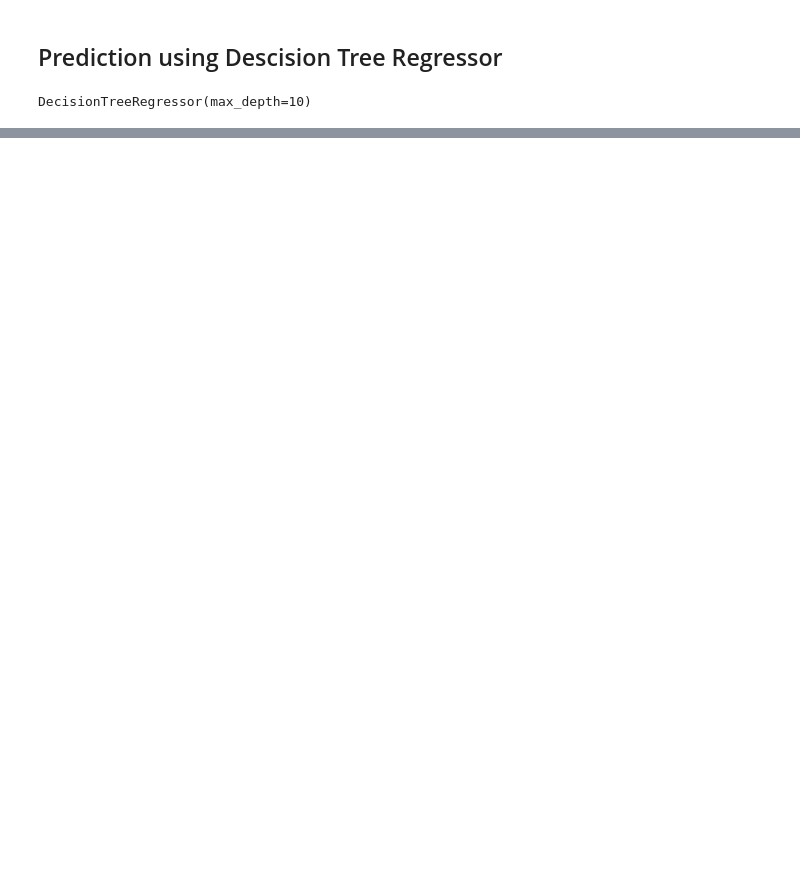
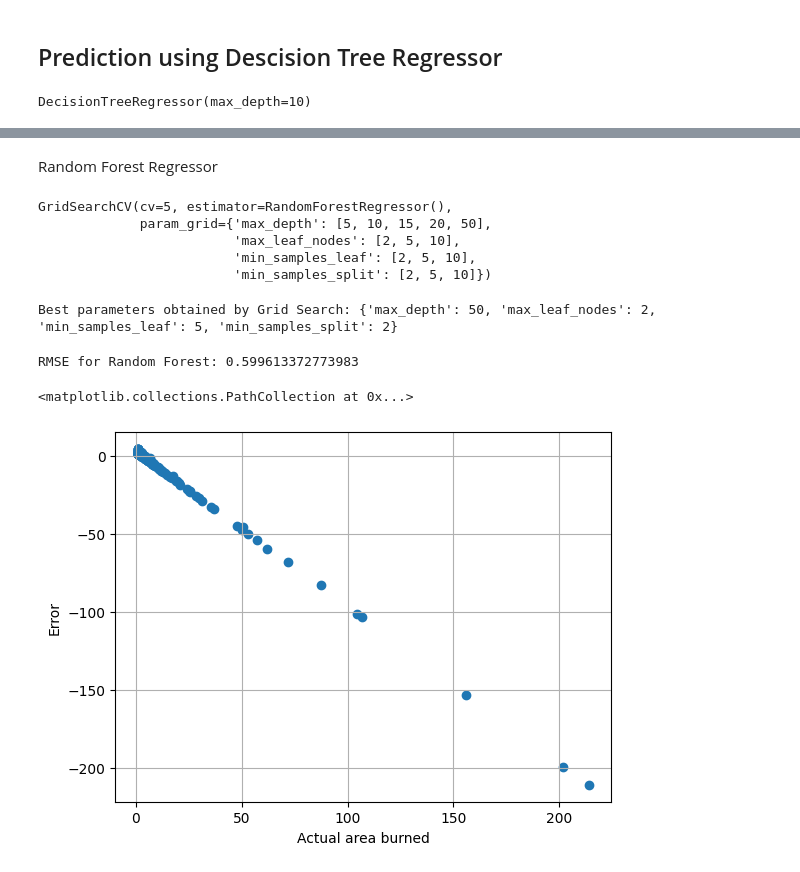
Before and after one commit to ashish070302/ForestFire_prediction, a Jupyter notebook: Predict_Forest_Fires.ipynb, the cells around one changed output, grey strips where cells are left out. Saved outputs shown, nothing was run; the diff lists cells and outputs as text; code cells hidden in the pictures; blank space fills up the shorter version.

Commit message:
Random Forest

```diff
--- a/Predict_Forest_Fires.ipynb
+++ b/Predict_Forest_Fires.ipynb
@@ -330,0 +331,2 @@ plt.plot(range(tol_max),rec_DT)
+# %% [markdown]
+Random Forest Regressor
@@ -330,0 +335,29 @@ plt.plot(range(tol_max),rec_DT)
+# %%
+param_grid = {'max_depth': [5,10,15,20,50], 'max_leaf_nodes': [2,5,10], 'min_samples_leaf': [2,5,10],
+             'min_samples_split':[2,5,10]}
+grid_RF = GridSearchCV(RandomForestRegressor(),param_grid,refit=True,verbose=0,cv=5)
+grid_RF.fit(X_train,y_train)
+# %% [output]
+GridSearchCV(cv=5, estimator=RandomForestRegressor(),
+             param_grid={'max_depth': [5, 10, 15, 20, 50],
+                         'max_leaf_nodes': [2, 5, 10],
+                         'min_samples_leaf': [2, 5, 10],
+                         'min_samples_split': [2, 5, 10]})
+# %%
+print("Best parameters obtained by Grid Search:",grid_RF.best_params_)
+# %% [output]
+Best parameters obtained by Grid Search: {'max_depth': 50, 'max_leaf_nodes': 2, 'min_samples_leaf': 5, 'min_samples_split': 2}
+# %%
+a=grid_RF.predict(X_test)
+rmse_rf=np.sqrt(np.mean((y_test-a)**2))
+print("RMSE for Random Forest:",rmse_rf)
+# %% [output]
+RMSE for Random Forest: 0.599613372773983
+# %%
+plt.xlabel("Actual area burned")
+plt.ylabel("Error")
+plt.grid(True)
+plt.scatter(10**(y_test),10**(a)-10**(y_test))
+# %% [output]
+<matplotlib.collections.PathCollection at 0x...>
+[figure, added]
```
Also changed, not shown: parts of 15 cells of this notebook.
